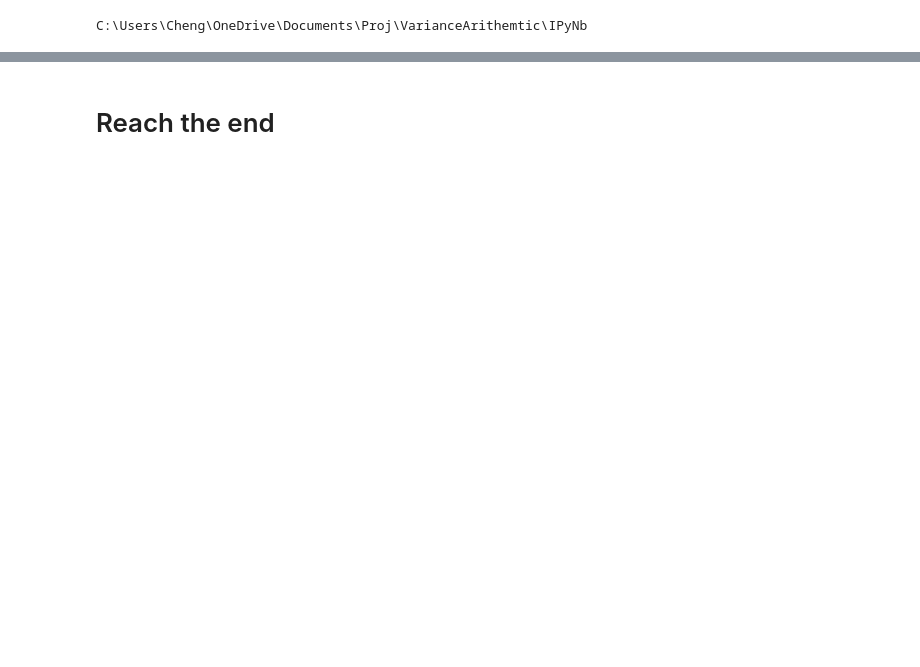
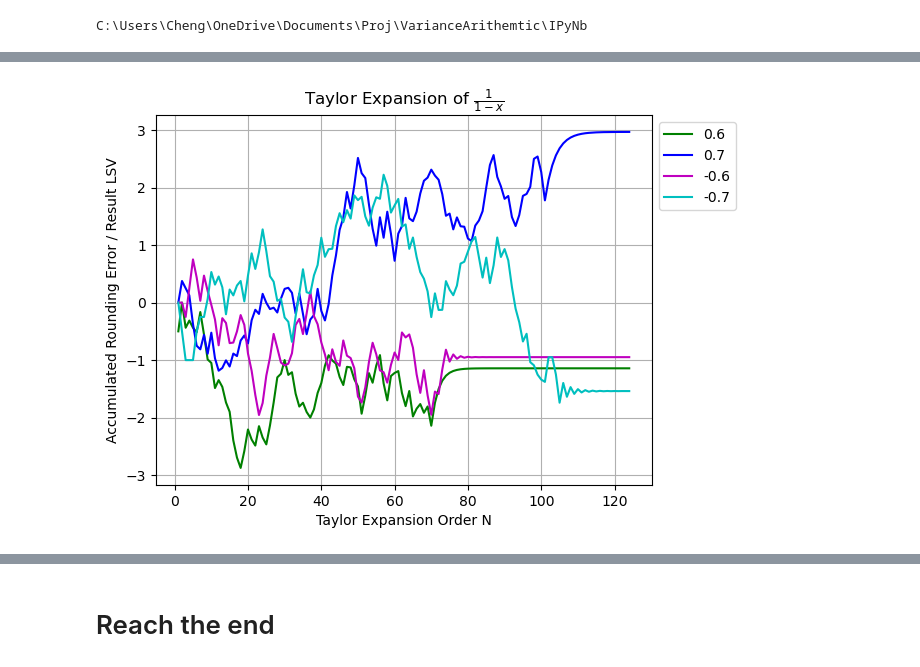
Before and after one commit to Chengpu0707/VarianceArithmetic, a Jupyter notebook: IPyNb/TaylorExpansion.ipynb, the cells around one changed output, grey strips where cells are left out. Cells and saved outputs as stored; diff of their text form; code cells hidden in the pictures; blank space fills up the shorter version.

```diff
--- a/IPyNb/TaylorExpansion.ipynb
+++ b/IPyNb/TaylorExpansion.ipynb
@@ -20,0 +41,18 @@ df.head()
+# %%
+def PlotAbsoluteRoundingErrors(sXnColor=((0.6,'g'),(0.7,'b'),(-0.6,'m'), (-0.7,'c')),
+                               minOrder=0, maxOrder=125):
+    fig, ax = plt.subplots()
+    ax.set_title(r'Taylor Expansion of $\frac{1}{1 - x}$')
+    ax.set_xlabel('Taylor Expansion Order N')
+    ax.set_ylabel('Accumulated Rounding Error / Result LSV')
+    ax.grid(True)
+    for x, color in sXnColor:
+        dfPlot = df[(df['X']==x) & (df['Order']>=minOrder) & (df['Order']<=maxOrder)].sort_values('Order')
+        ax.plot(dfPlot['Order'], dfPlot['Accumulated Rounding Error'] / dfPlot['Result LSV'],
+                color+'-', label=f'{x}')
+
+    ax.legend(bbox_to_anchor=(1.0, 1.0))
+# %%
+PlotAbsoluteRoundingErrors()
+# %% [output]
+[figure, added]
```
Also changed, not shown: parts of 32 cells of this notebook, 19 other files.
